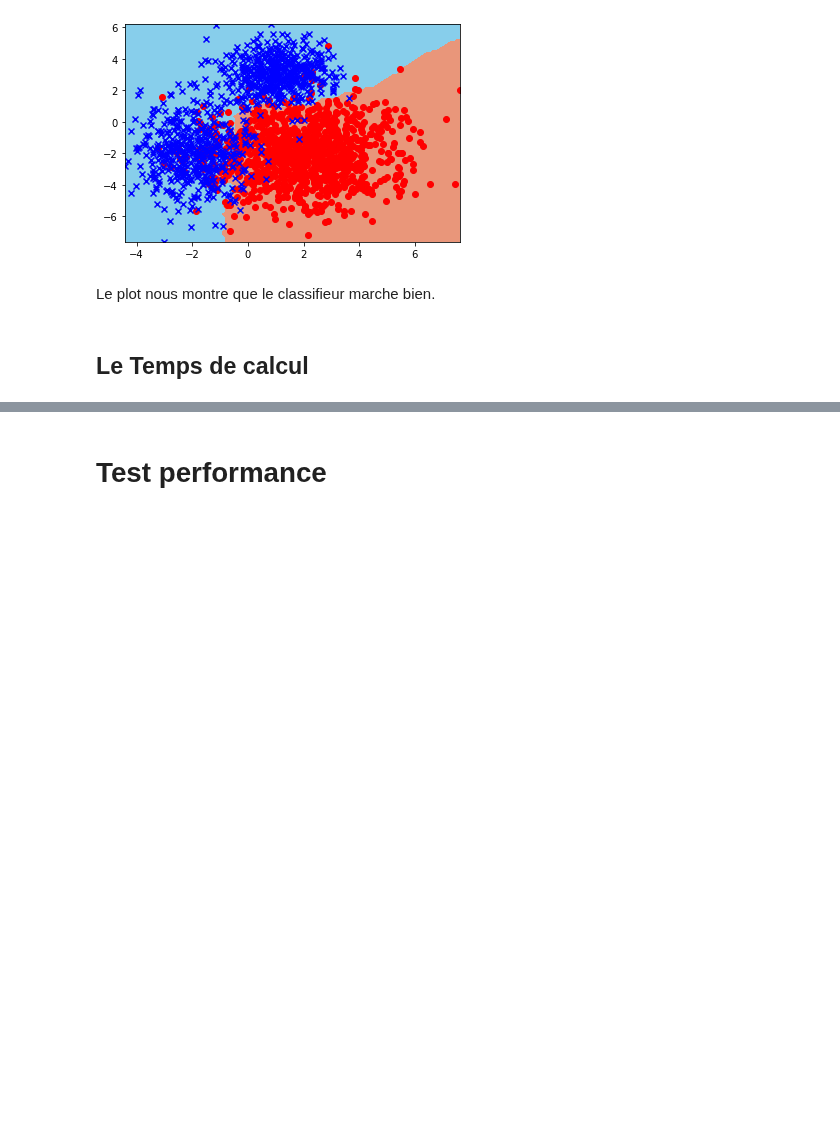
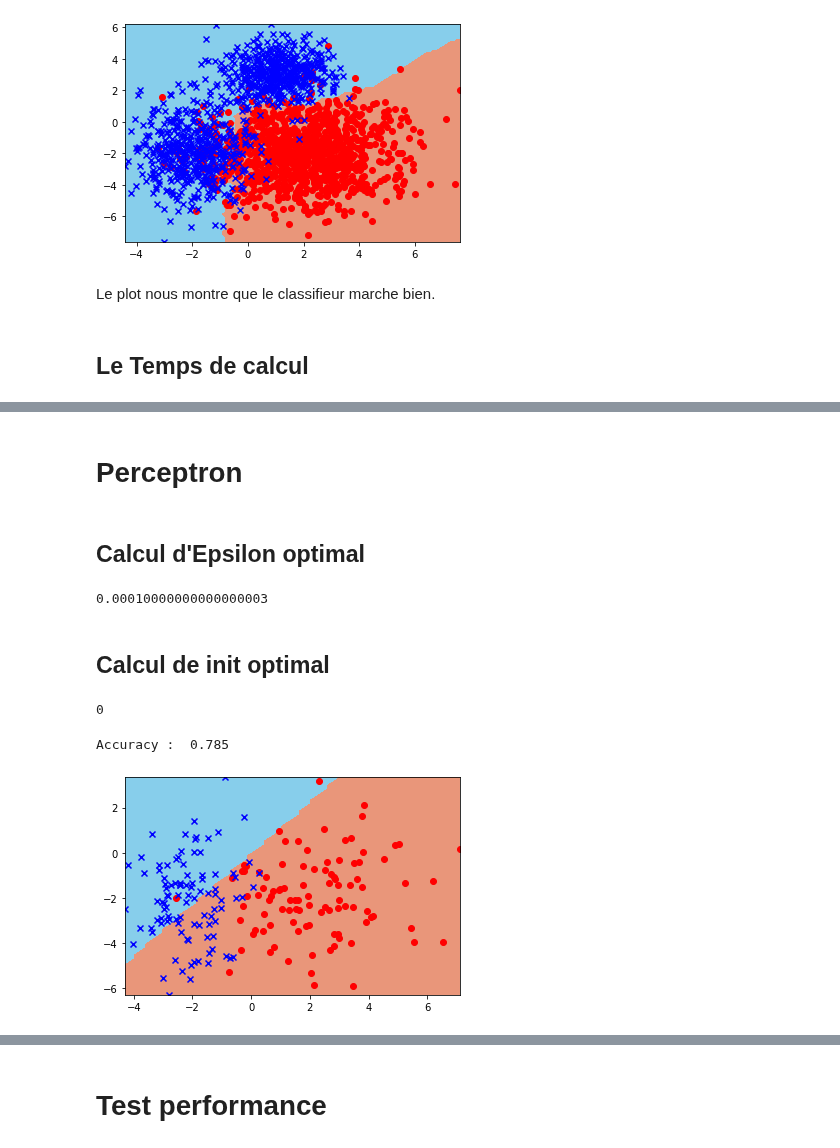
Before and after one commit to baris221/LU3IN026_TME, a Jupyter notebook: projet-1/projet-1.ipynb, the cells around one changed output, grey strips where cells are left out. Saved outputs shown, nothing was run; the diff lists cells and outputs as text; code cells hidden in the pictures; blank space fills up the shorter version.

```diff
--- a/projet-1/projet-1.ipynb
+++ b/projet-1/projet-1.ipynb
@@ -193,0 +194,52 @@ Le temps de calcul est  0.08161492347717285  en s
+# %% [markdown]
+# Perceptron
+# %% [markdown]
+## Calcul d'Epsilon optimal
+# %%
+eps=0.1
+acc_eps=[]
+list_eps=[]
+for i in range(10):
+    desc_train,label_train,desc_test,label_test=ut.crossval_strat(X2D,Y2D,10,2)
+    pcp_2D= classif.ClassifierPerceptron(2,eps,init=0)
+    pcp_2D.train(desc_test, label_test)
+    acc_eps.append(pcp_2D.accuracy(desc_test,label_test))
+    list_eps.append(eps)
+    eps=eps*0.1
+
+index=np.argmax(acc_eps)
+eps_optimal=list_eps[index]
+eps_optimal
+# %% [output]
+0.00010000000000000003
+# %% [markdown]
+## Calcul de init optimal
+# %%
+initials=[0,1]
+accuracy_init=[]
+for k in initials:
+    desc_train,label_train,desc_test,label_test=ut.crossval_strat(X2D,Y2D,10,2)
+    pcp_2D= classif.ClassifierPerceptron(2,eps_optimal,init=k)
+    pcp_2D.train(desc_test, label_test)
+    accuracy_init.append(pcp_2D.accuracy(desc_test,label_test))
+
+init_optimal=np.argmax(accuracy_init)
+
+init_optimal
+# %% [output]
+0
+# %%
+dim = 2
+desc_train, label_train, desc_test, label_test = ut.crossval_strat(X2D,Y2D,10,2)
+
+pcp_2D= classif.ClassifierPerceptron(dim,eps_optimal,init=init_optimal)
+pcp_2D.train(desc_train, label_train)
+
+print("Accuracy : ", pcp_2D.accuracy(desc_test,label_test))
+
+# Affichage de la frontière de séparation des classes
+ut.plot_frontiere(desc_test,label_test,pcp_2D,step=60)
+ut.plot2DSet(desc_test,label_test)
+# %% [output]
+Accuracy :  0.785
+[figure, added]
```
Also changed, not shown: parts of 12 cells of this notebook, 1 other file.
